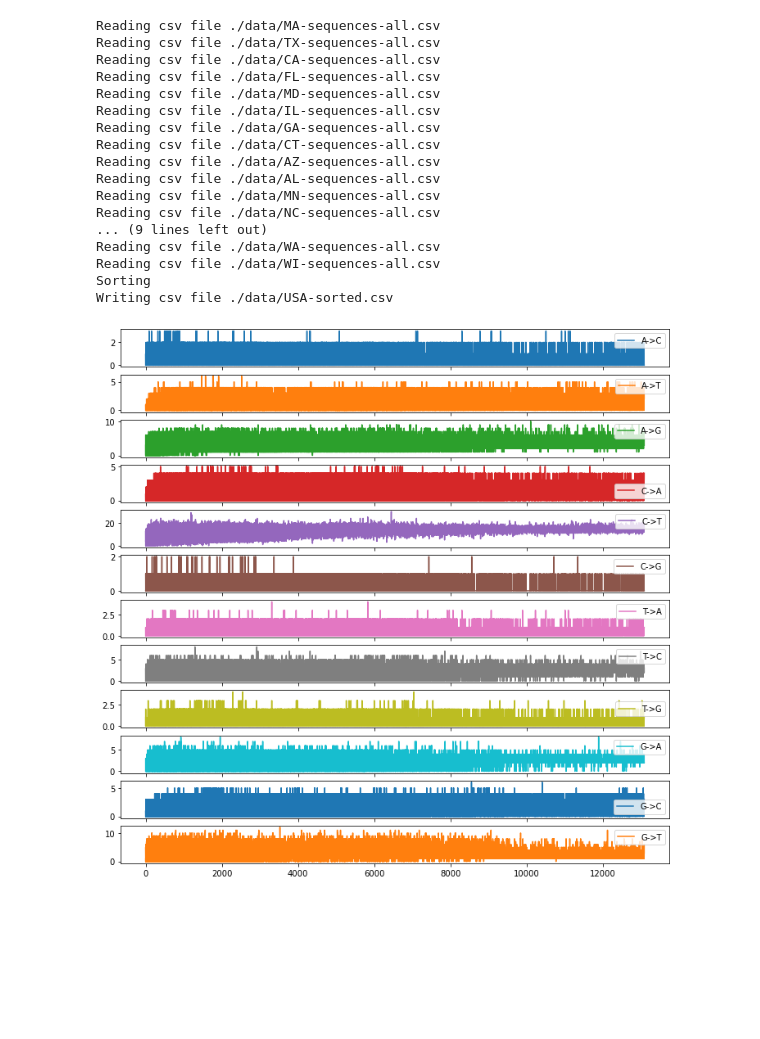
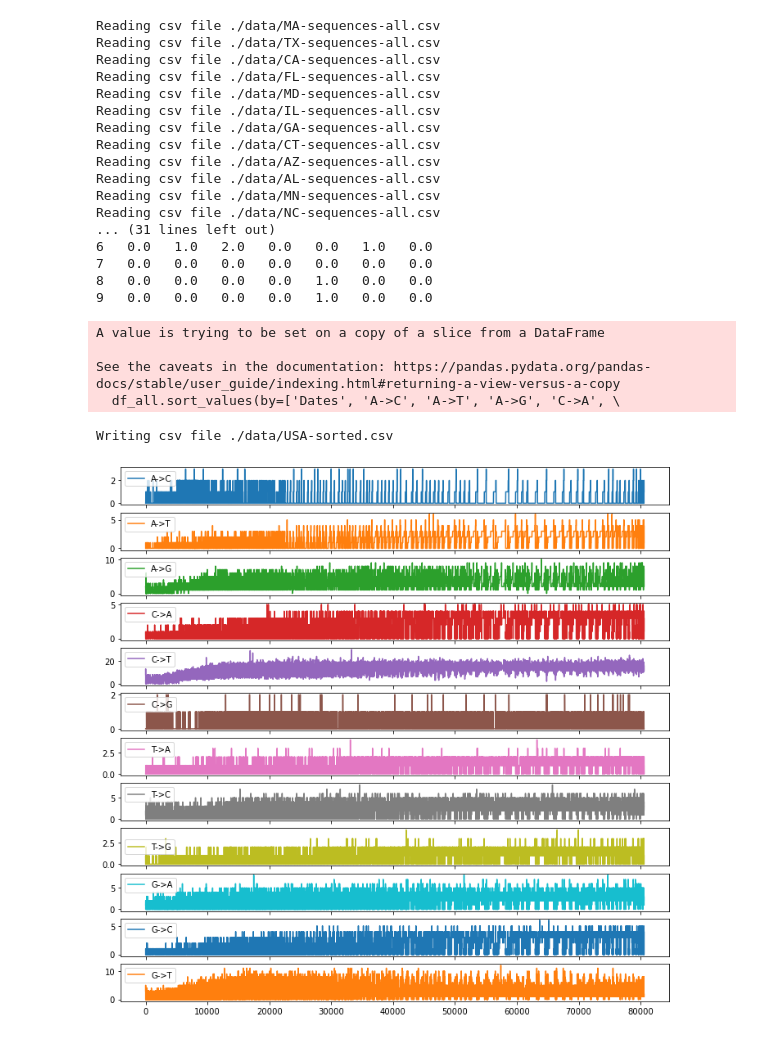
Before and after one commit to jhwnkim/covid-mut-rate, a Jupyter notebook: data_examine.ipynb, the cells around one changed output. Saved outputs shown, nothing was run; the diff lists cells and outputs as text; code cells hidden in the pictures; blank space fills up the shorter version.

Commit message:
Update examine code to sort properly and remove data with insufficient date information

```diff
--- a/data_examine.ipynb
+++ b/data_examine.ipynb
@@ -23,7 +23,7 @@ infiles = ['./data/MA-sequences-all.csv',
            './data/SC-sequences-all.csv',
            './data/TN-sequences-all.csv',
            './data/VA-sequences-all.csv',
-           './data/WA-sequences-all.csv',
+           #'./data/WA-sequences-all.csv',
            './data/WI-sequences-all.csv',
           ]
 
@@ -31,37 +31,50 @@ infiles = ['./data/MA-sequences-all.csv',
 for idx, infile in enumerate(infiles):
     print('Reading csv file {}'.format(infile))
     df = pd.read_csv(infile)
 
     if idx == 0:
         df_all = df
     else:
         df_all = pd.concat([df_all, df])
 
+df_raw = df_all
+print('Removing entries with insufficient date information')
+df_all = df_raw[df_raw['Dates'].map(len)>7]
+
 print('Sorting')
-df_all = df_all.sort_index(axis=0, level=['Dates', 'C->T', 'T->C', 'C->A'])
+df_all.sort_values(by=['Dates', 'A->C', 'A->T', 'A->G', 'C->A', \
+                                   'C->T', 'C->G', 'T->A', 'T->C', 'T->G', \
+                                   'G->A', 'G->C', 'G->T'], axis=0, inplace=True, ignore_index=True)
+
+print(df_all.head(10))
 
 df_all.iloc[:, 3:].plot(figsize=(12, 12), subplots=True)
 
 outfile = './data/USA-sorted.csv'
 print('Writing csv file {}'.format(outfile))
 
 df_all.to_csv(outfile, index=False)
 # %% [output]
 Reading csv file ./data/MA-sequences-all.csv
 Reading csv file ./data/TX-sequences-all.csv
 Reading csv file ./data/CA-sequences-all.csv
 Reading csv file ./data/FL-sequences-all.csv
 Reading csv file ./data/MD-sequences-all.csv
 Reading csv file ./data/IL-sequences-all.csv
 Reading csv file ./data/GA-sequences-all.csv
 Reading csv file ./data/CT-sequences-all.csv
 Reading csv file ./data/AZ-sequences-all.csv
 Reading csv file ./data/AL-sequences-all.csv
 Reading csv file ./data/MN-sequences-all.csv
 Reading csv file ./data/NC-sequences-all.csv
-... (9 lines left out)
-Reading csv file ./data/WA-sequences-all.csv
-Reading csv file ./data/WI-sequences-all.csv
-Sorting
-Writing csv file ./data/USA-sorted.csv
+... (31 lines left out)
+6   0.0   1.0   2.0   0.0   0.0   1.0   0.0
+7   0.0   0.0   0.0   0.0   0.0   0.0   0.0
+8   0.0   0.0   0.0   0.0   1.0   0.0   0.0
+9   0.0   0.0   0.0   0.0   1.0   0.0   0.0
+A value is trying to be set on a copy of a slice from a DataFrame
+
+See the caveats in the documentation: https://pandas.pydata.org/pandas-docs/stable/user_guide/indexing.html#returning-a-view-versus-a-copy
+  df_all.sort_values(by=['Dates', 'A->C', 'A->T', 'A->G', 'C->A', \
+Writing csv file ./data/USA-sorted.csv
-[figure, old version]
+[figure, new version]
```
Also changed, not shown: parts of 5 cells of this notebook, 1 other file.
